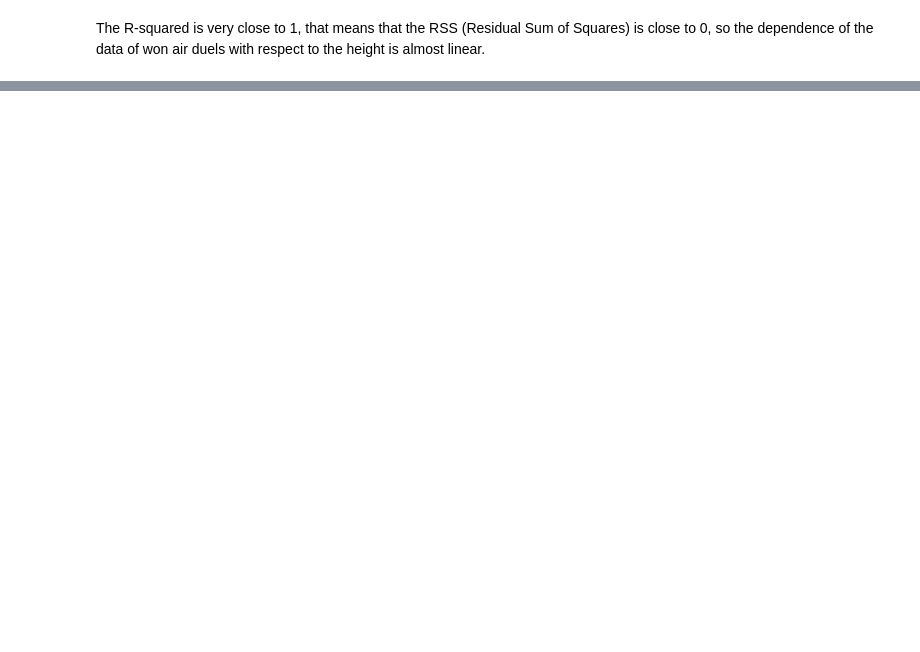
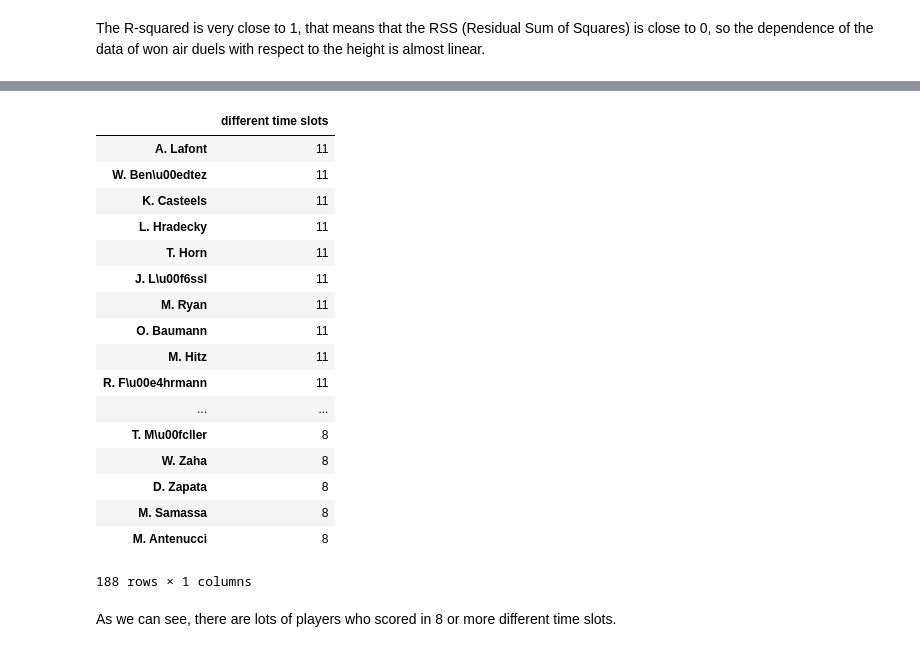
Before and after one commit to yuuko97/ADM_HW2, a Jupyter notebook: main.ipynb, the cells around one changed output, grey strips where cells are left out. Cells and saved outputs as stored; diff of their text form; code cells hidden in the pictures; blank space fills up the shorter version.

```diff
--- a/main.ipynb
+++ b/main.ipynb
@@ -738,0 +850,12 @@ The R-squared is very close to 1, that means that the RSS (Residual Sum of Squar
+# %%
+# cleaning the data
+goals_pl = goals[['playerId','timeSlot']]
+
+# keep only one line per different time-slot for each player
+goals_pl = goals_pl.groupby(['playerId','timeSlot']).count()
+
+# counting the number of different time-slots per player
+result = pd.Series.to_frame(goals_pl.groupby(['playerId']).apply(len))
+result.columns=['different time slots']
+
+result.head()
@@ -738,0 +870,33 @@ The R-squared is very close to 1, that means that the RSS (Residual Sum of Squar
+# %%
+# filtering players with not enough different time-slots
+result = result[result['different time slots']>7]
+result.sort_values(by='different time slots', ascending=False, inplace=True)
+
+# making teams' official names accessible through their wyIds (to be set as indexes)
+players.index = players.wyId
+
+# changin indexes from players' wyIds to players' names
+result.index = list(map(lambda id: players.loc[id,'shortName'], result.index))
+
+result
+# %% [output]
+|  | different time slots |
+| A. Lafont | 11 |
+| W. Ben\u00edtez | 11 |
+| K. Casteels | 11 |
+| L. Hradecky | 11 |
+| T. Horn | 11 |
+| J. L\u00f6ssl | 11 |
+| M. Ryan | 11 |
+| O. Baumann | 11 |
+| M. Hitz | 11 |
+| R. F\u00e4hrmann | 11 |
+| ... | ... |
+| T. M\u00fcller | 8 |
+| W. Zaha | 8 |
+| D. Zapata | 8 |
+| M. Samassa | 8 |
+| M. Antenucci | 8 |
+188 rows × 1 columns
+# %% [markdown]
+As we can see, there are lots of players who scored in 8 or more different time slots.
```
Also changed, not shown: parts of 20 cells of this notebook.
